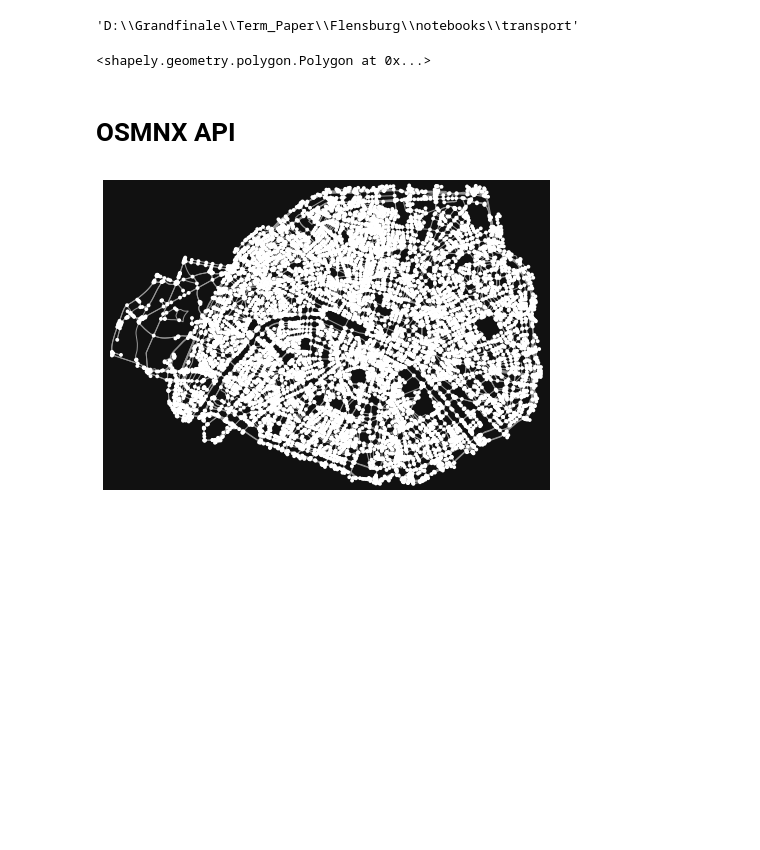
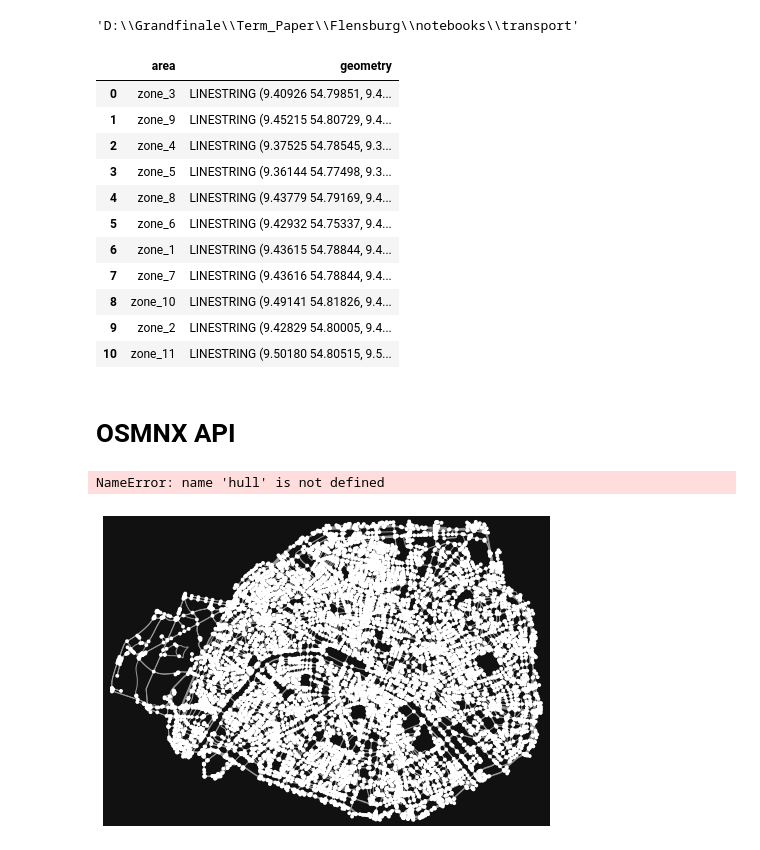
Before and after one commit to avi-shake/Term_Paper, a Jupyter notebook: Flensburg/notebooks/transport/A10_OpenStreetMap.ipynb, the cells around one changed output. Drawn from its saved outputs; the diff is of its cells as text; code cells hidden in the pictures; blank space fills up the shorter version.

Commit message:
changes befor using hull

```diff
--- a/Flensburg/notebooks/transport/A10_OpenStreetMap.ipynb
+++ b/Flensburg/notebooks/transport/A10_OpenStreetMap.ipynb
@@ -38,15 +38,35 @@ if manual:
 import matplotlib.pyplot as plt
 plt.rcParams['figure.figsize'] = [16, 9]
 # %%
-zones = gpd.read_file(r'../../inputs/zones/zones.geojson')
-hull = geometry.MultiPolygon(zones['geometry'].values).buffer(1e-3)
-hull
+#D:\Grandfinale\Term_Paper\quetzal_paris-master\inputs
+#original zones = gpd.read_file(r'../../inputs/zones/zones.geojson')
+
+#D:\Grandfinale\Term_Paper\Flensburg\data
+
+zones = gpd.read_file('D:/Grandfinale/Term_Paper/Flensburg/data/zones.geojson')
+#hullerror for now
+#hull = geometry.MultiPolygon(zones['geometry'].values).buffer(1e-3)
+#hull
+zones
 # %% [output]
-<shapely.geometry.polygon.Polygon at 0x...>
+|  | area | geometry |
+| 0 | zone_3 | LINESTRING (9.40926 54.79851, 9.4... |
+| 1 | zone_9 | LINESTRING (9.45215 54.80729, 9.4... |
+| 2 | zone_4 | LINESTRING (9.37525 54.78545, 9.3... |
+| 3 | zone_5 | LINESTRING (9.36144 54.77498, 9.3... |
+| 4 | zone_8 | LINESTRING (9.43779 54.79169, 9.4... |
+| 5 | zone_6 | LINESTRING (9.42932 54.75337, 9.4... |
+| 6 | zone_1 | LINESTRING (9.43615 54.78844, 9.4... |
+| 7 | zone_7 | LINESTRING (9.43616 54.78844, 9.4... |
+| 8 | zone_10 | LINESTRING (9.49141 54.81826, 9.4... |
+| 9 | zone_2 | LINESTRING (9.42829 54.80005, 9.4... |
+| 10 | zone_11 | LINESTRING (9.50180 54.80515, 9.5... |
 # %% [markdown]
 # OSMNX API
 # %%
 drive = ox.graph_from_polygon(hull, network_type='drive')
+# %% [output]
+NameError: name 'hull' is not defined
 # %%
 plot = ox.plot_graph(drive)
 # %% [output]
```
Also changed, not shown: 1 other file.
